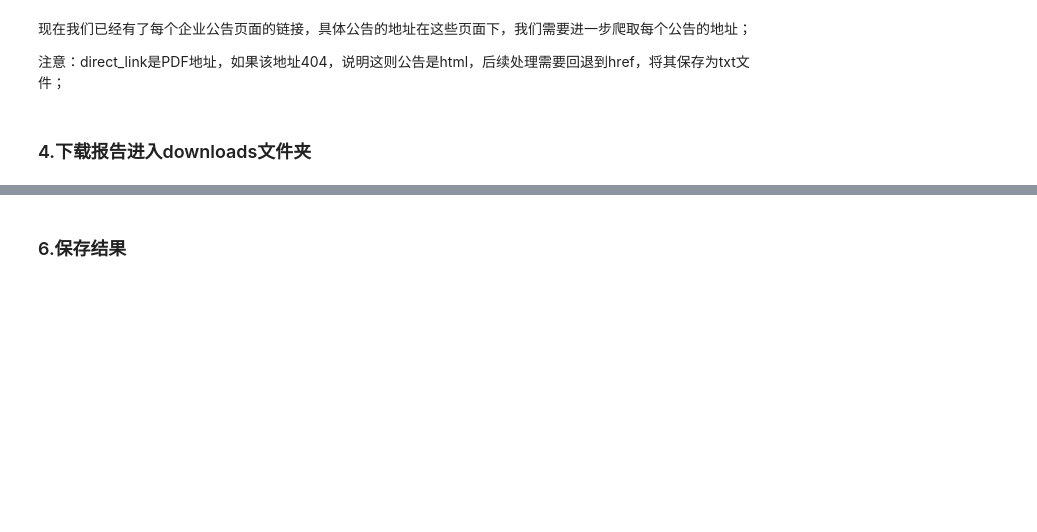
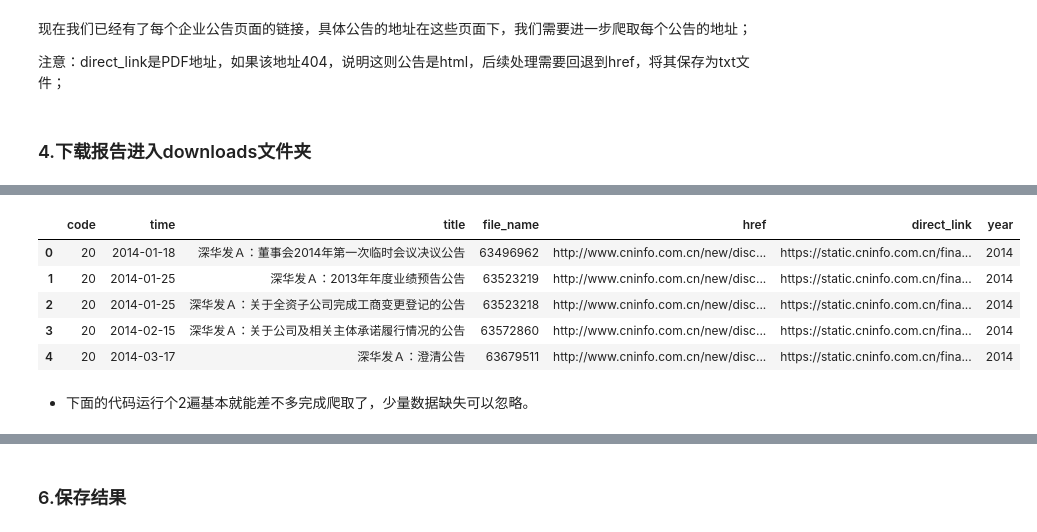
Before and after one commit to CrazyEight88/cninfo_announcements, a Jupyter notebook: main.ipynb, the cells around one changed output, grey strips where cells are left out. Drawn from its saved outputs; the diff is of its cells as text; code cells hidden in the pictures; blank space fills up the shorter version.

```diff
--- a/main.ipynb
+++ b/main.ipynb
@@ -341,0 +259,11 @@ for file in tqdm(company_list):
+# %%
+import pandas as pd
+df = pd.read_csv('output/03_sample.csv')
+df.head()
+# %% [output]
+|  | code | time | title | file_name | href | direct_link | year |
+| 0 | 20 | 2014-01-18 | 深华发Ａ：董事会2014年第一次临时会议决议公告 | 63496962 | http://www.cninfo.com.cn/new/disc... | https://static.cninfo.com.cn/fina... | 2014 |
+| 1 | 20 | 2014-01-25 | 深华发Ａ：2013年年度业绩预告公告 | 63523219 | http://www.cninfo.com.cn/new/disc... | https://static.cninfo.com.cn/fina... | 2014 |
+| 2 | 20 | 2014-01-25 | 深华发Ａ：关于全资子公司完成工商变更登记的公告 | 63523218 | http://www.cninfo.com.cn/new/disc... | https://static.cninfo.com.cn/fina... | 2014 |
+| 3 | 20 | 2014-02-15 | 深华发Ａ：关于公司及相关主体承诺履行情况的公告 | 63572860 | http://www.cninfo.com.cn/new/disc... | https://static.cninfo.com.cn/fina... | 2014 |
+| 4 | 20 | 2014-03-17 | 深华发Ａ：澄清公告 | 63679511 | http://www.cninfo.com.cn/new/disc... | https://static.cninfo.com.cn/fina... | 2014 |
@@ -341,0 +344,2 @@ for file in tqdm(company_list):
+# %% [markdown]
+* 下面的代码运行个2遍基本就能差不多完成爬取了，少量数据缺失可以忽略。
```
Also changed, not shown: parts of 25 cells of this notebook, 4 other files.
